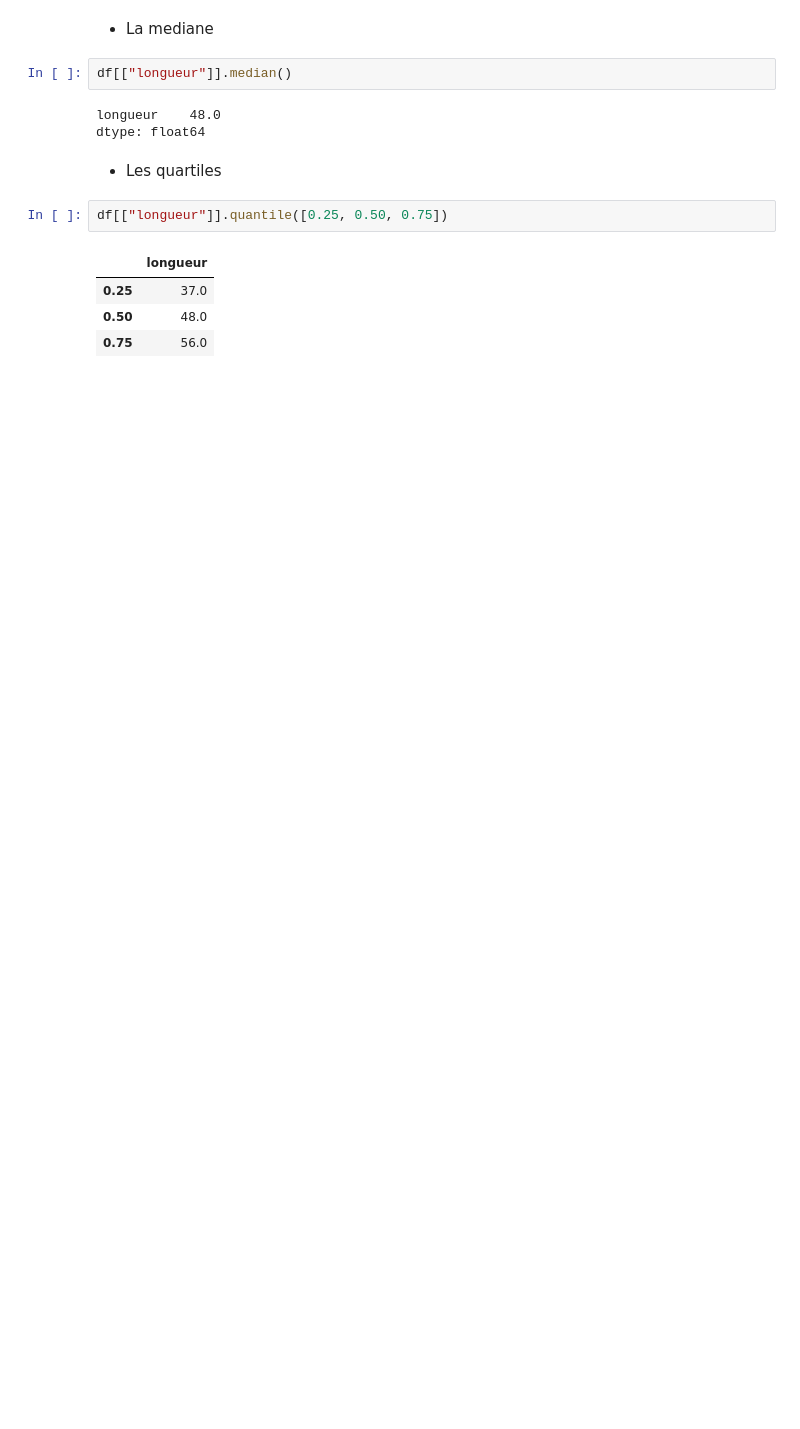
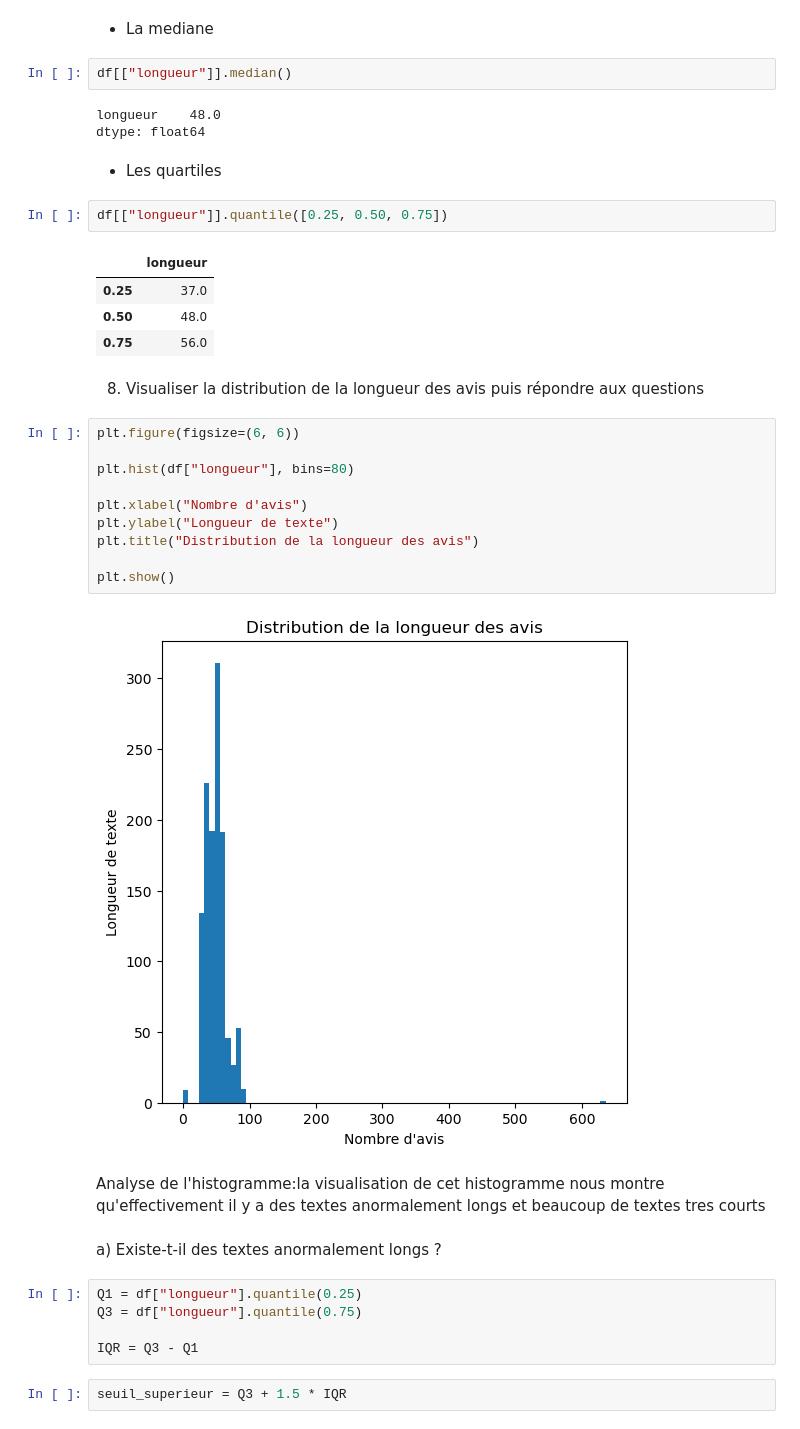
Before and after one commit to khadidiatoungom4-ai/Atelier_prepa_donnees_textuelles, a Jupyter notebook: notebooks/atelier_prepa_donnees_textuelles.ipynb, the cells around one changed output. Saved outputs shown, nothing was run; the diff lists cells and outputs as text; blank space fills up the shorter version.

Commit message:
Partie 1 – Exploration du corpus: Visualisation de  la distribution de la longueur des avis

```diff
--- a/notebooks/atelier_prepa_donnees_textuelles.ipynb
+++ b/notebooks/atelier_prepa_donnees_textuelles.ipynb
@@ -478,3 +478,28 @@ df[["longueur"]].quantile([0.25, 0.50, 0.75])
 | 0.25 | 37.0 |
 | 0.50 | 48.0 |
 | 0.75 | 56.0 |
+# %% [markdown]
+8) Visualiser la distribution de la longueur des avis puis répondre aux questions
+# %%
+plt.figure(figsize=(6, 6))
+
+plt.hist(df["longueur"], bins=80)
+
+plt.xlabel("Nombre d'avis")
+plt.ylabel("Longueur de texte")
+plt.title("Distribution de la longueur des avis")
+
+plt.show()
+# %% [output]
+[figure, added]
+# %% [markdown]
+Analyse de l'histogramme:la visualisation de cet histogramme nous montre qu'effectivement il y a des textes anormalement longs et beaucoup de textes tres courts
+# %% [markdown]
+a) Existe-t-il des textes anormalement longs ?
+# %%
+Q1 = df["longueur"].quantile(0.25)
+Q3 = df["longueur"].quantile(0.75)
+
+IQR = Q3 - Q1
+# %%
+seuil_superieur = Q3 + 1.5 * IQR
```
Also changed, not shown: parts of 3 cells of this notebook.
